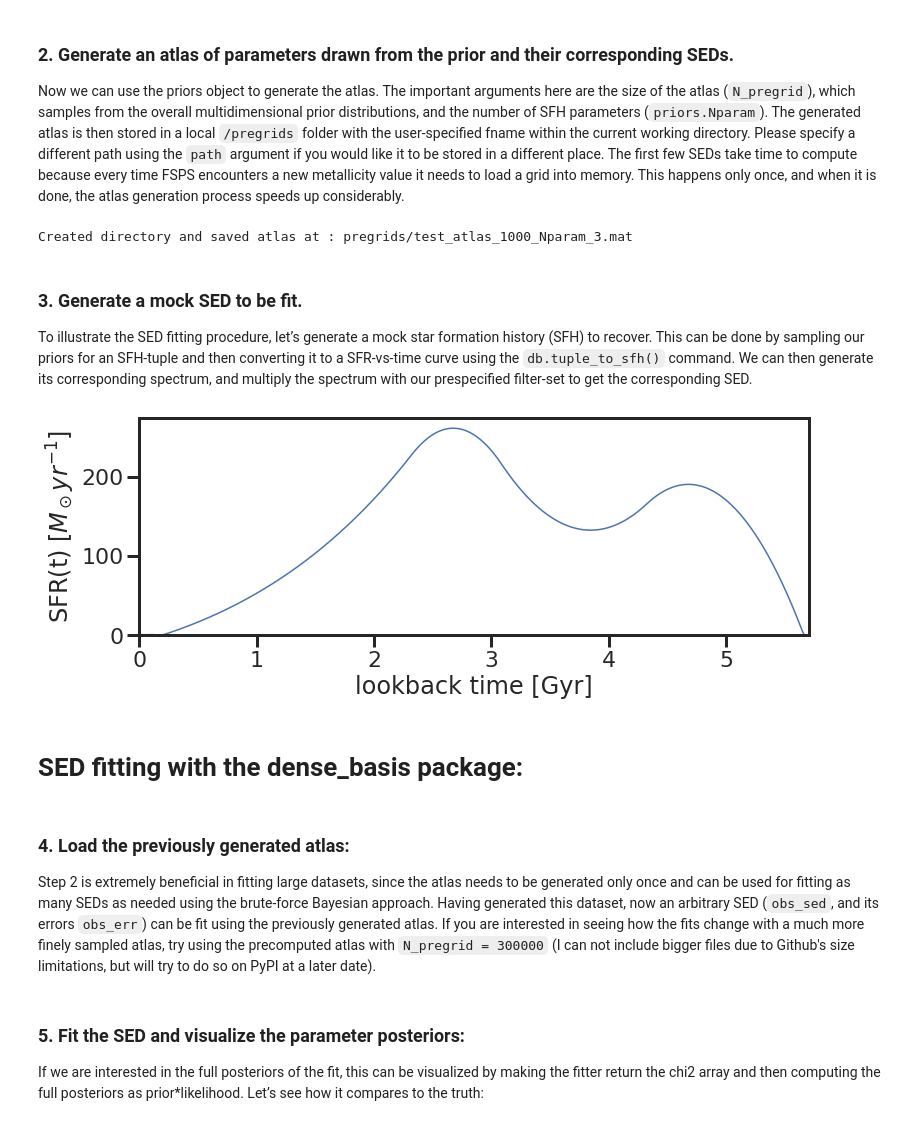
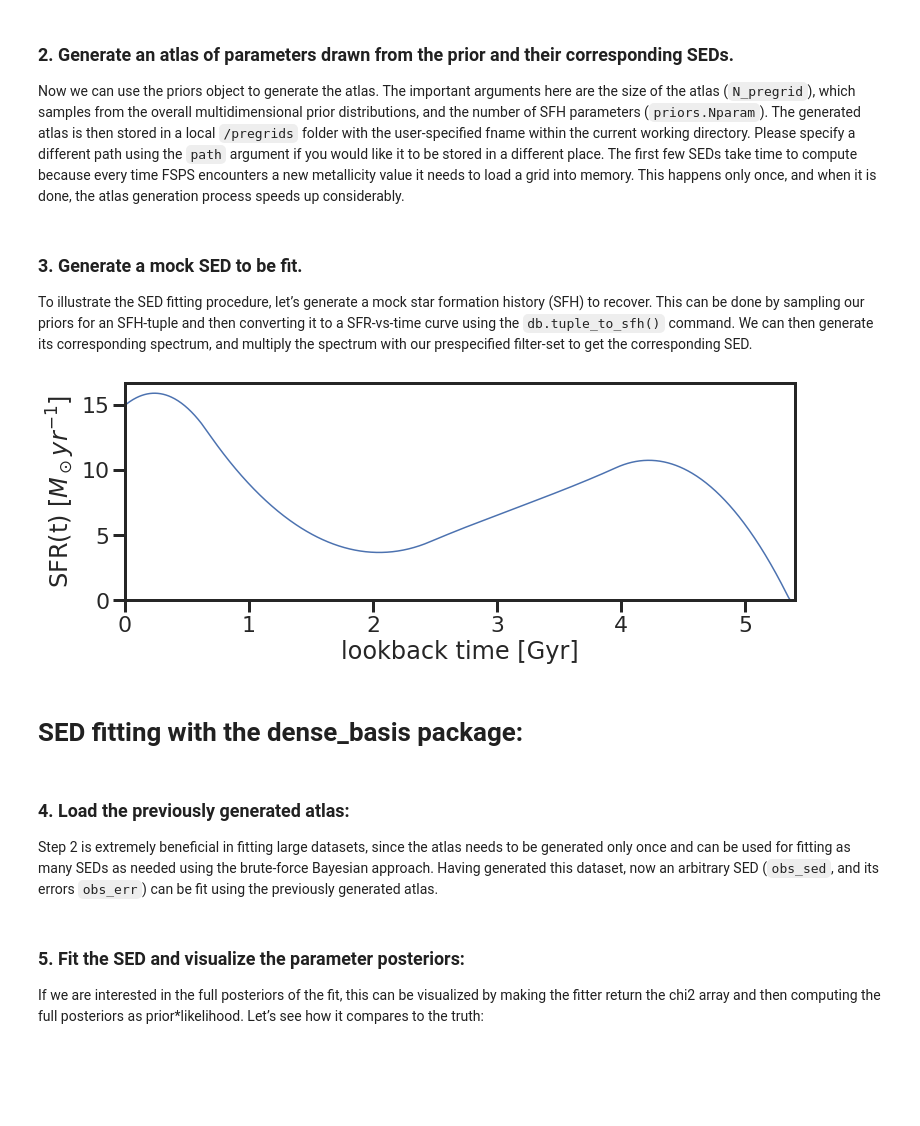
Before and after one commit to kartheikiyer/dense_basis, a Jupyter notebook: docs/tutorials/getting_started.ipynb, the cells around one changed output. Drawn from its saved outputs; the diff is of its cells as text; code cells hidden in the pictures; blank space fills up the shorter version.

Commit message:
Update to v 0.1.4 - see changelog for details

```diff
--- a/docs/tutorials/getting_started.ipynb
+++ b/docs/tutorials/getting_started.ipynb
@@ -42,39 +45,38 @@ priors.plot_prior_distributions()
 Now we can use the priors object to generate the atlas. The important arguments here are the size of the atlas (`N_pregrid`), which samples from the overall multidimensional prior distributions, and the number of SFH parameters (`priors.Nparam`). The generated atlas is then stored in a local `/pregrids` folder with the user-specified fname within the current working directory. Please specify a different path using the `path` argument if you would like it to be stored in a different place. The first few SEDs take time to compute because every time FSPS encounters a new metallicity value it needs to load a grid into memory. This happens only once, and when it is done, the atlas generation process speeds up considerably.
 # %%
 fname = 'test_atlas'
-N_pregrid = 1000
+N_pregrid = 10000
 priors.Nparam = 3
+path = 'pregrids/'
 db.generate_atlas(N_pregrid = N_pregrid,
                   priors = priors,
-                  fname = fname, store=True,
+                  fname = fname, store=True, path='pregrids/',
                   filter_list = filter_list, filt_dir = filt_dir)
-# %% [output]
-Created directory and saved atlas at : pregrids/test_atlas_1000_Nparam_3.mat
 # %% [markdown]
 ### 3. Generate a mock SED to be fit.
 
 To illustrate the SED fitting procedure, let’s generate a mock star formation history (SFH) to recover. This can be done by sampling our priors for an SFH-tuple and then converting it to a SFR-vs-time curve using the `db.tuple_to_sfh()` command. We can then generate its corresponding spectrum, and multiply the spectrum with our prespecified filter-set to get the corresponding SED.
 # %%
 # sample from the prior space to get parameters
-rand_sfh_tuple, rand_Z, rand_Av, rand_z = priors.sample_all_params_safesSFR(random_seed = 24)
+rand_sfh_tuple, rand_Z, rand_Av, rand_z = priors.sample_all_params(random_seed = 4)
 
 # generate an SFH corresponding to the SFH-tuple and see how it looks:
 rand_sfh, rand_time = db.tuple_to_sfh(rand_sfh_tuple, zval = rand_z)
 fig = db.plot_sfh(rand_time, rand_sfh, lookback=True)
 sfh_truths = [rand_time, rand_sfh]
 
 # generate a corresponding spectrum and multiply by filter curves to get the SED:
 _, sfr_true, mstar_true = db.make_spec(rand_sfh_tuple, rand_Z, rand_Av, rand_z, return_ms = True)
 rand_spec, rand_lam = db.make_spec(rand_sfh_tuple, rand_Z, rand_Av, rand_z, return_lam = True)
 obs_sed = db.calc_fnu_sed(rand_spec, rand_z, rand_lam, fkit_name = filter_list, filt_dir = filt_dir)
 obs_err = obs_sed * 0.1 # S/N of 10
 sed_truths = (mstar_true, sfr_true, rand_sfh_tuple[3:], rand_Z, rand_Av, rand_z)
 sed_truths = np.hstack(sed_truths)
 # %% [output]
-[figure, old version]
+[figure, new version]
 # %% [markdown]
 # SED fitting with the dense_basis package:
 # %% [markdown]
 ### 4. Load the previously generated atlas:
 
-Step 2 is extremely beneficial in fitting large datasets, since the atlas needs to be generated only once and can be used for fitting as many SEDs as needed using the brute-force Bayesian approach. Having generated this dataset, now an arbitrary SED (`obs_sed`, and its errors `obs_err`) can be fit using the previously generated atlas. If you are interested in seeing how the fits change with a much more finely sampled atlas, try using the precomputed atlas with `N_pregrid = 300000` (I can not include bigger files due to Github's size limitations, but will try to do so on PyPI at a later date).
+Step 2 is extremely beneficial in fitting large datasets, since the atlas needs to be generated only once and can be used for fitting as many SEDs as needed using the brute-force Bayesian approach. Having generated this dataset, now an arbitrary SED (`obs_sed`, and its errors `obs_err`) can be fit using the previously generated atlas.
```
Also changed, not shown: parts of 11 cells of this notebook, 38 other files.
